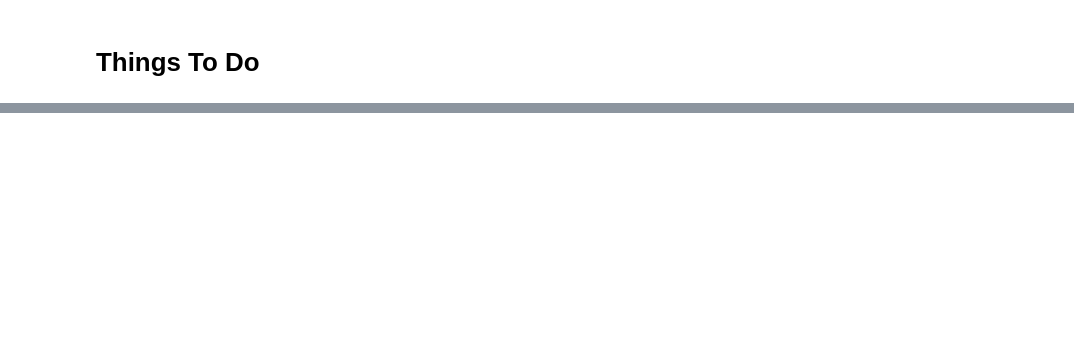
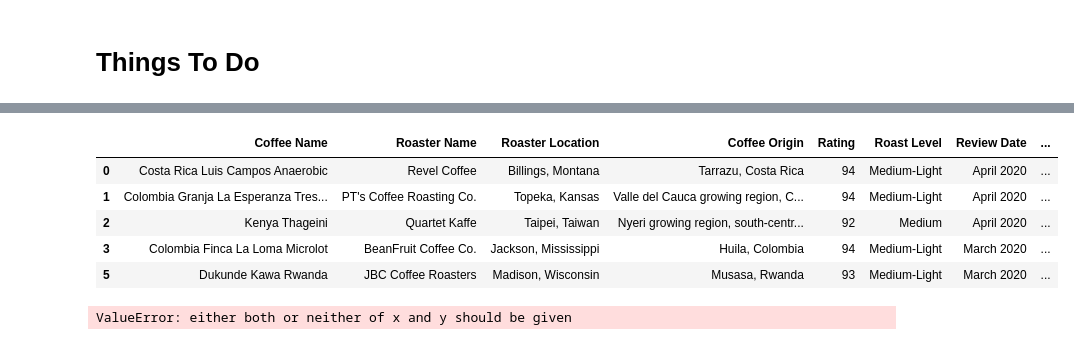
Before and after one commit to AnnikaNoren/dsc-capstone-project-v2-online-ds-pt-071519, a Jupyter notebook: capstone_project.ipynb, the cells around one changed output, grey strips where cells are left out. Drawn from its saved outputs; the diff is of its cells as text; code cells hidden in the pictures; blank space fills up the shorter version.

```diff
--- a/capstone_project.ipynb
+++ b/capstone_project.ipynb
@@ -77,0 +301,3 @@ df.head()
+# %%
+df = df.dropna(axis=0, subset=['Price','Roaster Location', 'Roast Level','Flavor','Aroma','Aftertaste','Acidity'])
+# df = df.dropna(axis=0, subset=['Price'])
@@ -79,0 +352,19 @@ df.head()
+# %%
+# def transform_zero(df):
+#     if df['Discount'] == 0.00:
+#         return 1
+#     else:
+#         return 0
+
+# anova['Zero'] = anova.apply(transform_zero, axis=1)
+# anova.head(10)
+import re
+
+def currency_conversion(df):
+    if df['Price'].str.contains('ounces','oz.'):
+        price = df['Price']
+        rePrice = re.findall('\d*\.?\d+', price)
+        price_per_pound =  (rePrice[0] / (rePrice[1] / 16))
+        return price_per_pound
+# %%
+df['New'] = df.apply(currency_conversion, axis=1)
@@ -79,0 +400,20 @@ df.head()
+# %%
+df = df.drop(['New'], axis=1)
+# %%
+df.head()
+# %% [output]
+|  | Coffee Name | Roaster Name | Roaster Location | Coffee Origin | Rating | Roast Level | Review Date | ... |
+| 0 | Costa Rica Luis Campos Anaerobic | Revel Coffee | Billings, Montana | Tarrazu, Costa Rica | 94 | Medium-Light | April 2020 | ... |
+| 1 | Colombia Granja La Esperanza Tres... | PT's Coffee Roasting Co. | Topeka, Kansas | Valle del Cauca growing region, C... | 94 | Medium-Light | April 2020 | ... |
+| 2 | Kenya Thageini | Quartet Kaffe | Taipei, Taiwan | Nyeri growing region, south-centr... | 92 | Medium | April 2020 | ... |
+| 3 | Colombia Finca La Loma Microlot | BeanFruit Coffee Co. | Jackson, Mississippi | Huila, Colombia | 94 | Medium-Light | March 2020 | ... |
+| 5 | Dukunde Kawa Rwanda | JBC Coffee Roasters | Madison, Wisconsin | Musasa, Rwanda | 93 | Medium-Light | March 2020 | ... |
+# %%
+# df[df['Coffee Origin'].str.match("Mexico")]
+# https://www.pythonprogramming.in/if-value-in-row-in-dataframe-contains-string-create-another-column-equal-to-string-in-pandas.html
+
+df['New'] = pd.np.where(df['Coffee Origin'].str.contains("Mexico"), "Mexico",
+            pd.np.where(df['Coffee Origin'].str.contains("Ethiopia"), "Ethiopia",
+            pd.np.where(df['Coffee Origin'].str.contains("Panama"), "Panama")))
+# %% [output]
+ValueError: either both or neither of x and y should be given
```
Also changed, not shown: parts of 40 cells of this notebook, 1 other file.
